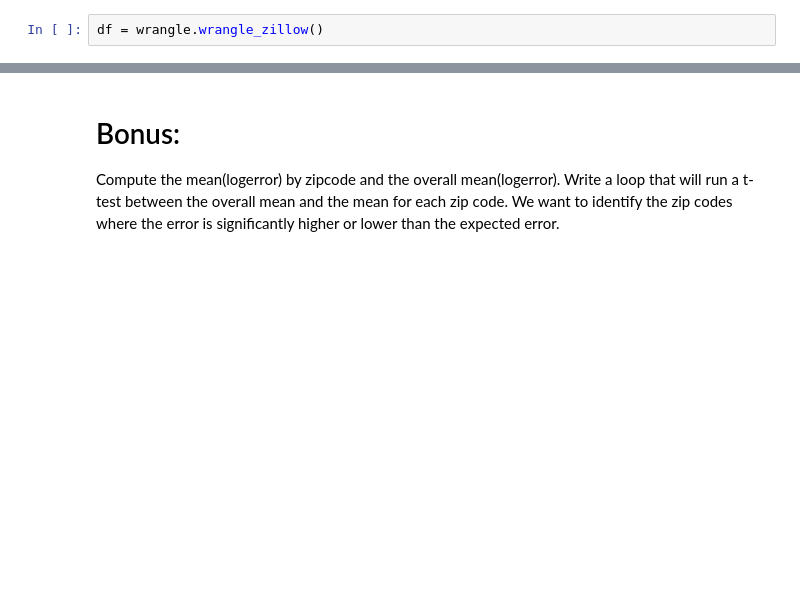
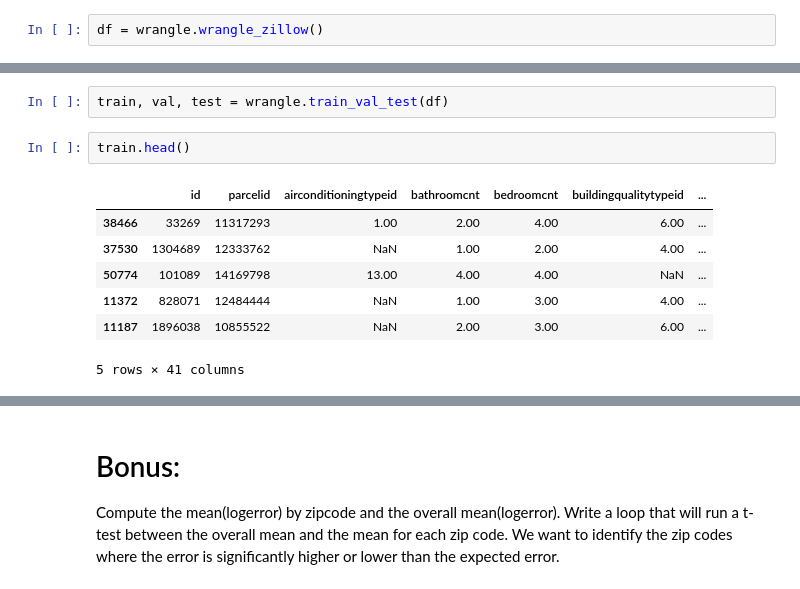
Before and after one commit to Marc-Aradillas/clustering-exercises, a Jupyter notebook: explore_zillow.ipynb, the cells around one changed output, grey strips where cells are left out. Saved outputs shown, nothing was run; the diff lists cells and outputs as text; blank space fills up the shorter version.

```diff
--- a/explore_zillow.ipynb
+++ b/explore_zillow.ipynb
@@ -40,0 +61,12 @@ df.shape
+# %%
+train, val, test = wrangle.train_val_test(df)
+# %%
+train.head()
+# %% [output]
+|  | id | parcelid | airconditioningtypeid | bathroomcnt | bedroomcnt | buildingqualitytypeid | ... |
+| 38466 | 33269 | 11317293 | 1.00 | 2.00 | 4.00 | 6.00 | ... |
+| 37530 | 1304689 | 12333762 | NaN | 1.00 | 2.00 | 4.00 | ... |
+| 50774 | 101089 | 14169798 | 13.00 | 4.00 | 4.00 | NaN | ... |
+| 11372 | 828071 | 12484444 | NaN | 1.00 | 3.00 | 4.00 | ... |
+| 11187 | 1896038 | 10855522 | NaN | 2.00 | 3.00 | 6.00 | ... |
+5 rows × 41 columns
```
Also changed, not shown: parts of 8 cells of this notebook, 2 other files.
